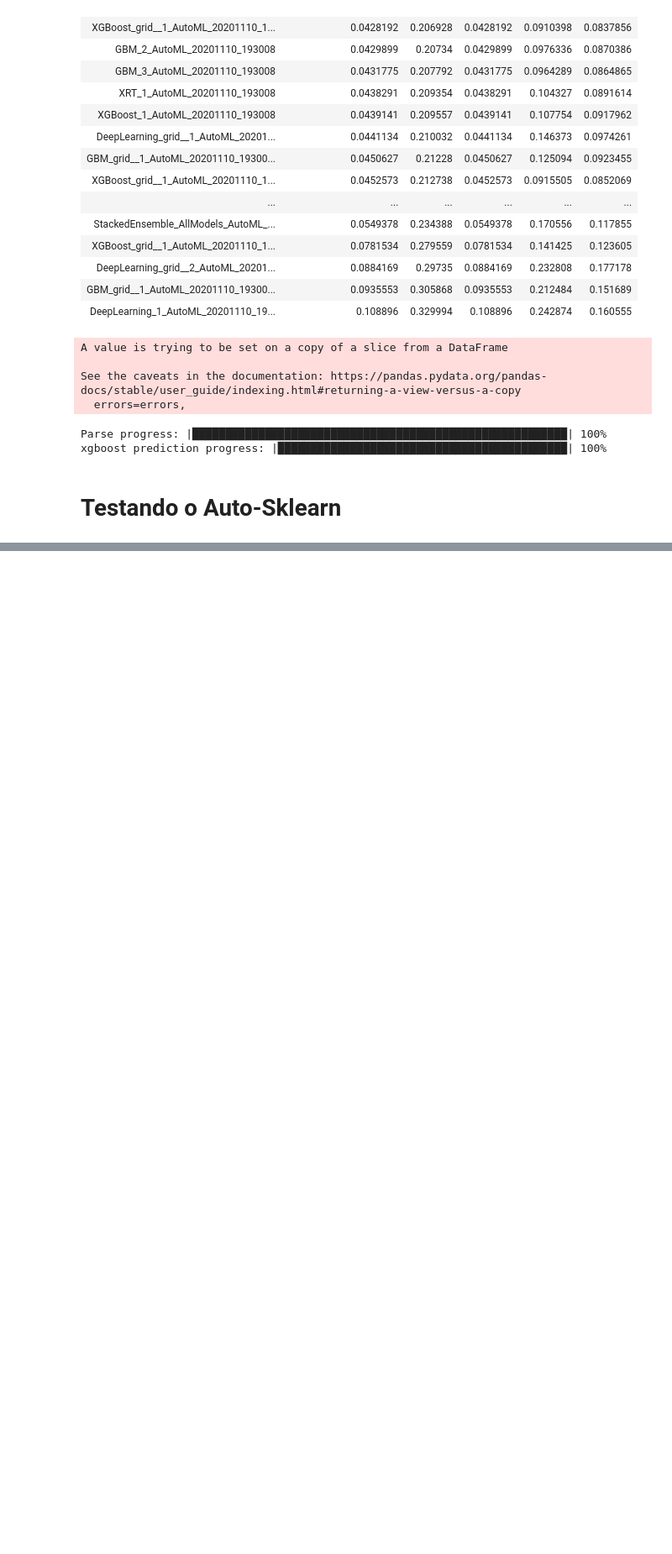
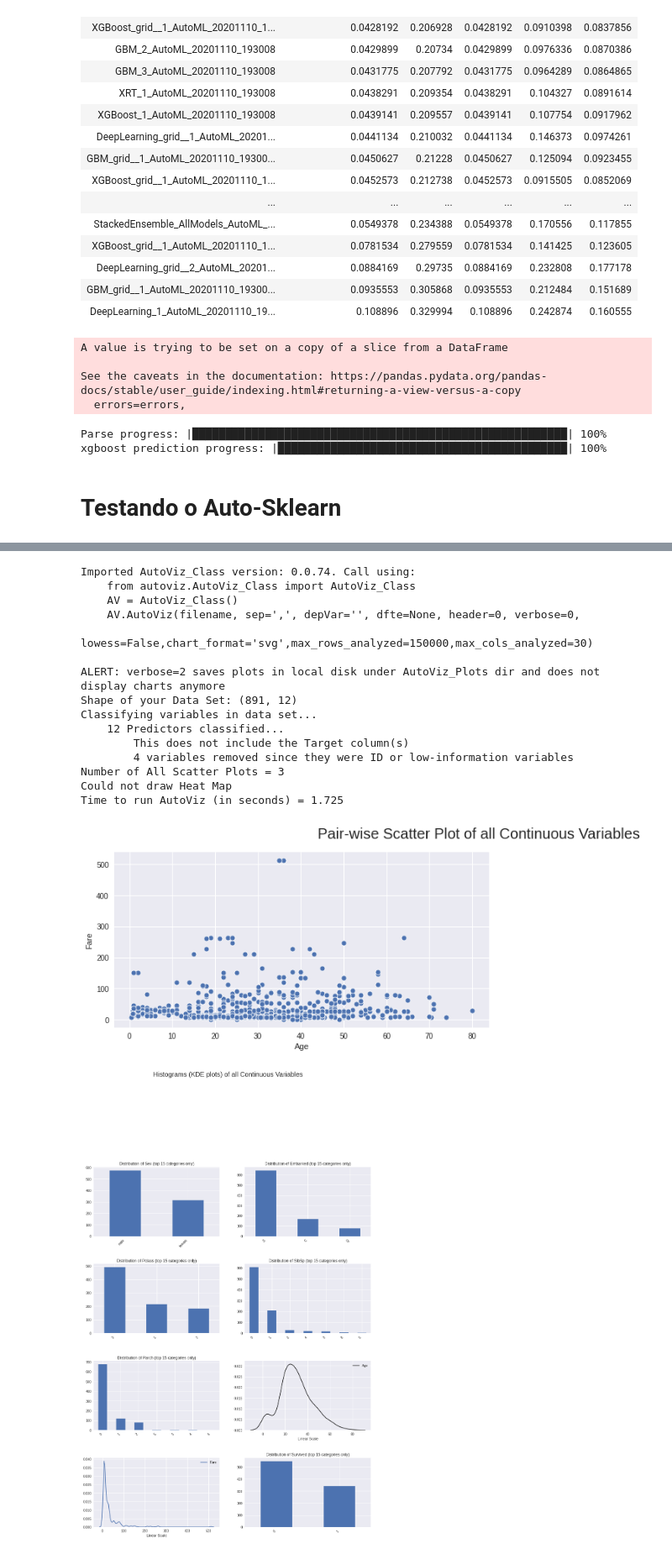
Before and after one commit to Sette/marvin-automl, a Jupyter notebook: Algorithm test.ipynb, the cells around one changed output, grey strips where cells are left out. Shown at 84% size. Cells and saved outputs as stored; diff of their text form; code cells hidden in the pictures; blank space fills up the shorter version.

Commit message:
Add AutoViz

```diff
--- a/Algorithm test.ipynb
+++ b/Algorithm test.ipynb
@@ -150,0 +147,24 @@ print(preds)
+# %%
+from marvinml.marvinautoml import get_auto_eda
+
+auto_eda = get_auto_eda(backend="autoviz")
+
+auto_eda.fit("/home/lucas/notebooks/datasets/titanic/train.csv")
+# %% [output]
+Imported AutoViz_Class version: 0.0.74. Call using:
+    from autoviz.AutoViz_Class import AutoViz_Class
+    AV = AutoViz_Class()
+    AV.AutoViz(filename, sep=',', depVar='', dfte=None, header=0, verbose=0,
+                            lowess=False,chart_format='svg',max_rows_analyzed=150000,max_cols_analyzed=30)
+
+ALERT: verbose=2 saves plots in local disk under AutoViz_Plots dir and does not display charts anymore
+Shape of your Data Set: (891, 12)
+Classifying variables in data set...
+    12 Predictors classified...
+        This does not include the Target column(s)
+        4 variables removed since they were ID or low-information variables
+Number of All Scatter Plots = 3
+Could not draw Heat Map
+Time to run AutoViz (in seconds) = 1.725
+[figure, added]
+[figure, added]
```
Also changed, not shown: parts of 4 cells of this notebook, 4 other files.
